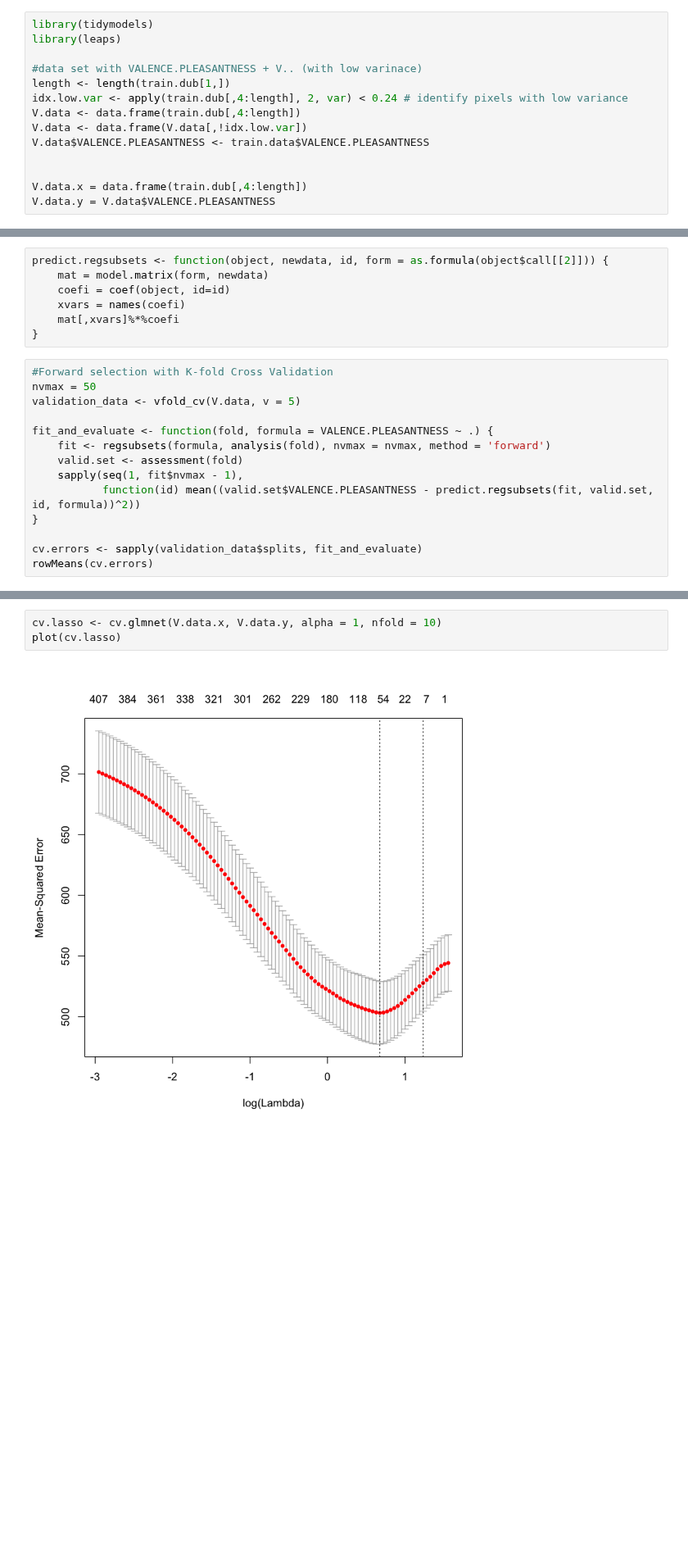
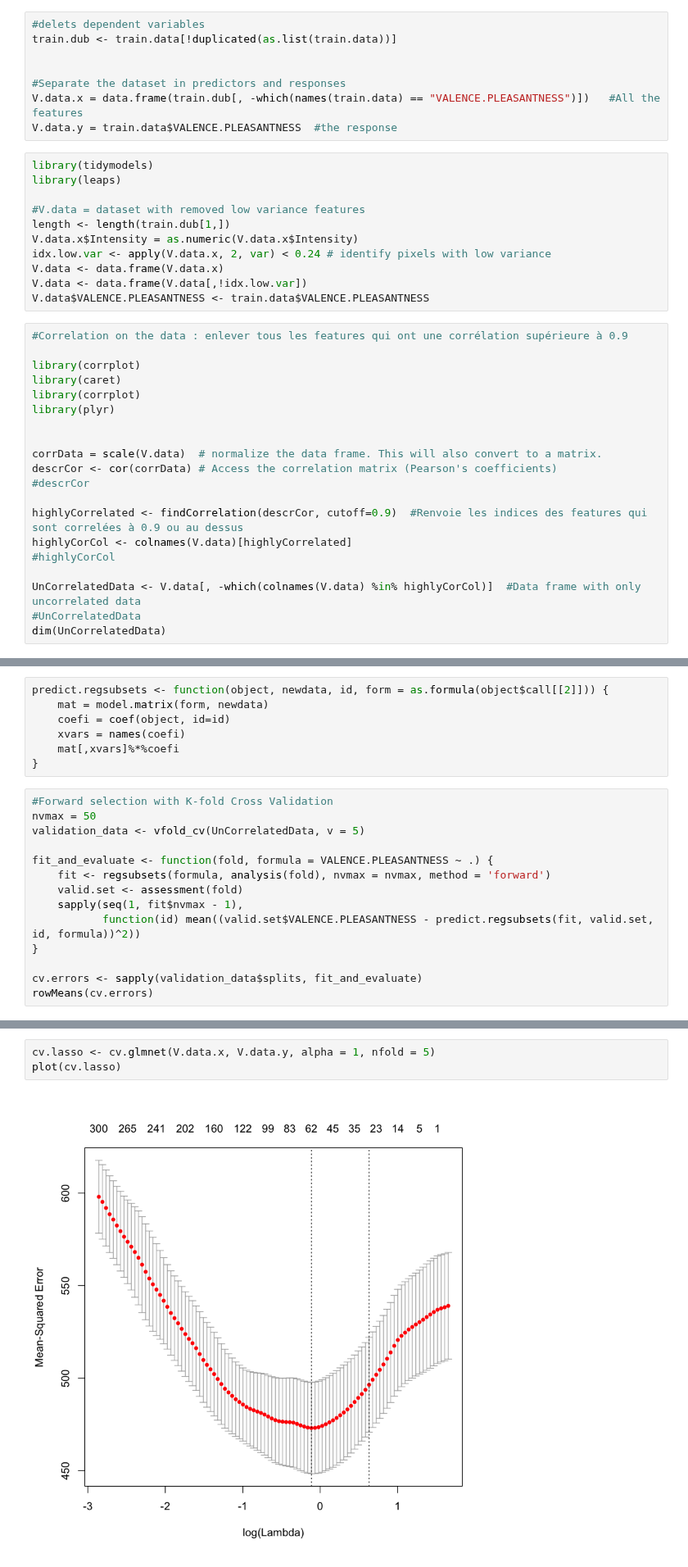
Before and after one commit to BenoitDelec/BIO-322--Predicting-odour-pleasantness-using-ML, a Jupyter notebook: src/Forward_CV.ipynb, the cells around one changed output, grey strips where cells are left out. Shown at 82% size. Saved outputs shown, nothing was run; the diff lists cells and outputs as text; blank space fills up the shorter version.

Commit message:
Correlation work

```diff
--- a/src/Forward_CV.ipynb
+++ b/src/Forward_CV.ipynb
@@ -8,14 +5,39 @@ train.dub <- train.data[!duplicated(as.list(train.data))]
+# %%
+#delets dependent variables
+train.dub <- train.data[!duplicated(as.list(train.data))]
+
+
+#Separate the dataset in predictors and responses
+V.data.x = data.frame(train.dub[, -which(names(train.data) == "VALENCE.PLEASANTNESS")])   #All the features
+V.data.y = train.data$VALENCE.PLEASANTNESS  #the response
 # %%
 library(tidymodels)
 library(leaps)
 
-#data set with VALENCE.PLEASANTNESS + V.. (with low varinace)
+#V.data = dataset with removed low variance features
 length <- length(train.dub[1,])
-idx.low.var <- apply(train.dub[,4:length], 2, var) < 0.24 # identify pixels with low variance
-V.data <- data.frame(train.dub[,4:length])
+V.data.x$Intensity = as.numeric(V.data.x$Intensity)
+idx.low.var <- apply(V.data.x, 2, var) < 0.24 # identify pixels with low variance
+V.data <- data.frame(V.data.x)
 V.data <- data.frame(V.data[,!idx.low.var])
 V.data$VALENCE.PLEASANTNESS <- train.data$VALENCE.PLEASANTNESS
-
-
-V.data.x = data.frame(train.dub[,4:length])
-V.data.y = V.data$VALENCE.PLEASANTNESS
+# %%
+#Correlation on the data : enlever tous les features qui ont une corrélation supérieure à 0.9
+
+library(corrplot)
+library(caret)
+library(corrplot)
+library(plyr)
+
+
+corrData = scale(V.data)  # normalize the data frame. This will also convert to a matrix.
+descrCor <- cor(corrData) # Access the correlation matrix (Pearson's coefficients)
+#descrCor
+
+highlyCorrelated <- findCorrelation(descrCor, cutoff=0.9)  #Renvoie les indices des features qui sont correlées à 0.9 ou au dessus
+highlyCorCol <- colnames(V.data)[highlyCorrelated]
+#highlyCorCol
+
+UnCorrelatedData <- V.data[, -which(colnames(V.data) %in% highlyCorCol)]  #Data frame with only uncorrelated data
+#UnCorrelatedData
+dim(UnCorrelatedData)
@@ -29,7 +70,7 @@ predict.regsubsets <- function(object, newdata, id, form = as.formula(object$cal
 # %%
 #Forward selection with K-fold Cross Validation
 nvmax = 50
-validation_data <- vfold_cv(V.data, v = 5)
+validation_data <- vfold_cv(UnCorrelatedData, v = 5)
 
 fit_and_evaluate <- function(fold, formula = VALENCE.PLEASANTNESS ~ .) {
     fit <- regsubsets(formula, analysis(fold), nvmax = nvmax, method = 'forward')
@@ -60,8 +113,8 @@ plot(lasso.mod, "lambda", xlab = parse(text = "Log(lambda)"))
 # %%
-cv.lasso <- cv.glmnet(V.data.x, V.data.y, alpha = 1, nfold = 10)
+cv.lasso <- cv.glmnet(V.data.x, V.data.y, alpha = 1, nfold = 5)
 plot(cv.lasso)
 # %% [output]
-[figure, old version]
+[figure, new version]
 # %%
 best.lasso <- glmnet(V.data.x, V.data.y, alpha = 1, lambda = cv.lasso$lambda.min)
 myCoefs = coef(best.lasso)
```
Also changed, not shown: parts of 5 cells of this notebook, 2 other files.
